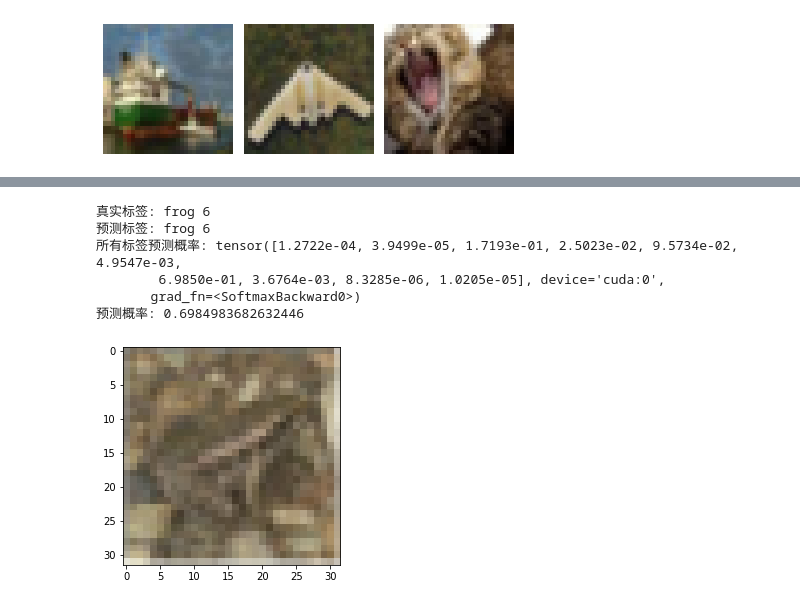
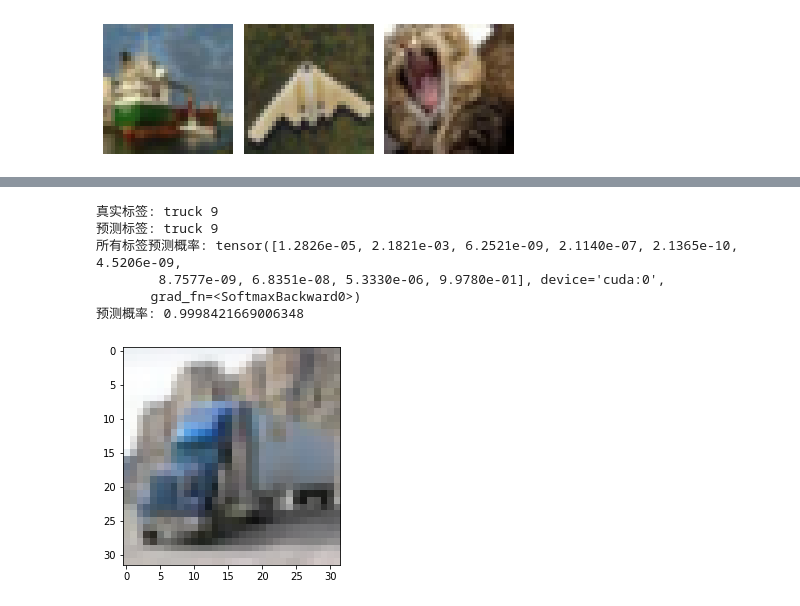
Before and after one commit to Largehare/PytorchNeuralNetworks, a Jupyter notebook: main.ipynb, the cells around one changed output, grey strips where cells are left out. Drawn from its saved outputs; the diff is of its cells as text; code cells hidden in the pictures.

```diff
--- a/main.ipynb
+++ b/main.ipynb
@@ -52,7 +53,7 @@ Current cuda device  0
 
 # 超参数
 BATCH_SIZE = 100 #训练时每次送入图片的数量
-nepochs = 4 #训练次数
+nepochs = 50 #训练次数
 LR = 0.001 #学习率
 
 # 定义损失函数为交叉熵损失 loss_func
@@ -98,6 +99,7 @@ if __name__ == '__main__':
 
     test_dl = DataLoader(test_set,
                          batch_size=BATCH_SIZE,
+                         shuffle=True,
                          num_workers=6)         # 多进程
 # %%
 #输出CIFAR-10数据集训练集、测试集大小
@@ -230,10 +232,13 @@ CNNNet(
 # %%
 
 if not isTrained:
-    isTrained = True
+
     print('开始训练cnnNet……')
-    # tensorboard教程：https://www.cnblogs.com/sddai/p/14516691.html
-    writer = SummaryWriter('./log')#使用tensorboard
+    # tensorboard教程：https://blog.csdn.net/Yonggie/article/details/104326432?utm_medium=distribute.pc_relevant.none-task-blog-2~default~baidujs_title~default-0.no_search_link&spm=1001.2101.3001.4242.1
+    time_stamp = "{0:%Y-%m-%dT%H-%M-%S/}".format(datetime.now())#时间戳
+    comment=f'bath_size={BATCH_SIZE} lr={LR}'
+    writer=SummaryWriter(log_dir="log/"+time_stamp,comment=comment)#防止event紊乱需要每次运行时创建新文件夹
+
 
     # dummy_input = torch.rand(50000, 3, 32, 32)  # 假设输入50000张3*32*32的图片
     # writer.add_graph(cnnNet,(dummy_input,))#写入神经网络结构
@@ -242,8 +247,8 @@ if not isTrained:
         since = time.time()
         train_epoch(cnnNet, loss_func, optimizer, train_dl)
 
-        # 每训练5轮输出一次结果
-        if (epoch)%1 == 0:
+        # 每训练n轮输出一次结果
+        if (epoch)%5 == 0:
             tr_loss, tr_acc = eval(cnnNet, loss_func, train_dl)
             te_loss, te_acc = eval(cnnNet, loss_func, test_dl)
             learn_history.append((tr_loss, tr_acc, te_loss, te_acc))
@@ -253,6 +258,7 @@ if not isTrained:
             now = time.time()
             print('[%3d/%d, %.0f seconds]|\t 训练误差: %.1e, 训练正确率: %.2f\t |\t 测试误差: %.1e, 测试正确率: %.2f'%(
                 epoch+1, nepochs, now-since, tr_loss, tr_acc, te_loss, te_acc))
+    isTrained = True
     writer.close()
     # 保存训练模型
-    torch.save(cnnNet, './model/cnnNet.pkl')#如果没有model文件需要手动创建一个
+    torch.save(cnnNet, './model/{}.pkl'.format(time_stamp.replace('/','')))#如果没有model文件需要手动创建一个
@@ -259,23 +281,23 @@ if not isTrained:
 # %%
 torch.cuda.empty_cache()
 #预测
 CIFAR_LABELS = ('airplane', 'automobile', 'bird', 'cat', 'deer', 'dog', 'frog', 'horse', 'ship', 'truck')
 def tell(img, label, model, target_label=None):
     print("真实标签:", CIFAR_LABELS[label], label)
     print("预测标签:", CIFAR_LABELS[model(img.unsqueeze(0)).max(-1)[1]], model(img.unsqueeze(0)).max(-1)[1][0].item())
     print("所有标签预测概率:", F.softmax(model(img.unsqueeze(0)).squeeze(), dim=0))
     print("预测概率:", F.softmax(model(img.unsqueeze(0)).squeeze(), dim=0)[label].item())
     if target_label is not None:
         print("Target Label Probability:", F.softmax(model(img.unsqueeze(0)).squeeze(), dim=0)[target_label].item())
-test_img, test_label = test_set[501]
+test_img, test_label = test_set[504]
 test_img = test_img.to(device)
 show(test_img)
 tell(test_img, test_label, cnnNet)
 # %% [output]
-真实标签: frog 6
-预测标签: frog 6
-所有标签预测概率: tensor([1.2722e-04, 3.9499e-05, 1.7193e-01, 2.5023e-02, 9.5734e-02, 4.9547e-03,
-        6.9850e-01, 3.6764e-03, 8.3285e-06, 1.0205e-05], device='cuda:0',
+真实标签: truck 9
+预测标签: truck 9
+所有标签预测概率: tensor([1.2826e-05, 2.1821e-03, 6.2521e-09, 2.1140e-07, 2.1365e-10, 4.5206e-09,
+        8.7577e-09, 6.8351e-08, 5.3330e-06, 9.9780e-01], device='cuda:0',
        grad_fn=<SoftmaxBackward0>)
-预测概率: 0.6984983682632446
+预测概率: 0.9998421669006348
-[figure, old version]
+[figure, new version]
```
Also changed, not shown: parts of 5 cells of this notebook, 1 other file.
